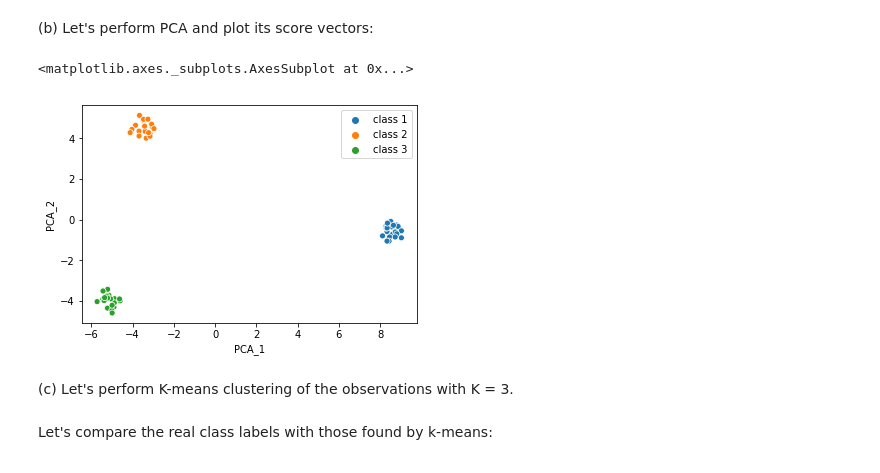
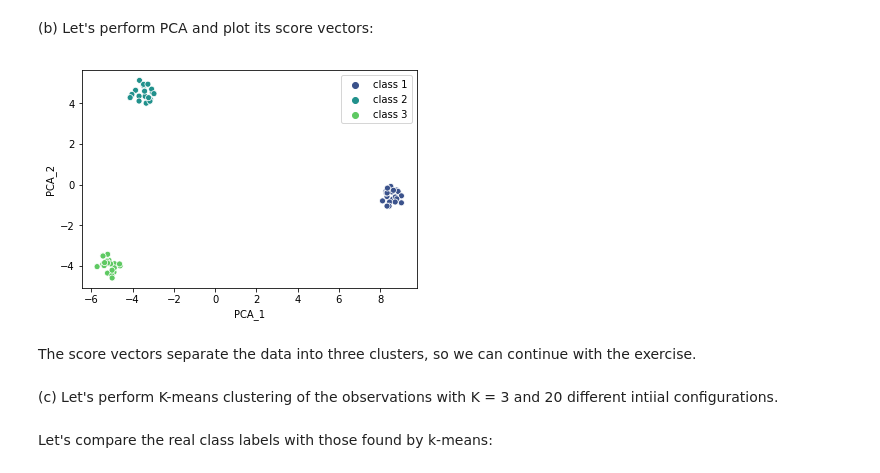
Before and after one commit to martinagvilas/intro_stat_learning, a Jupyter notebook: notebooks/ch10_exercises.ipynb, the cells around one changed output. Drawn from its saved outputs; the diff is of its cells as text; code cells hidden in the pictures.

Commit message:
modified exercises notebook

```diff
--- a/notebooks/ch10_exercises.ipynb
+++ b/notebooks/ch10_exercises.ipynb
@@ -354,25 +324,29 @@ import seaborn as sns
 # %%
 # Compute PCA
 pca = PCA()
 pca_score_vectors_2 = pca.fit_transform(X_2)
 
 # Transform data into a dataframe
 columns_pca_2 = ['PCA_' + str(pca +1) for pca in range(0, np.shape(pca_score_vectors_2)[1])]
 pca_score_vectors_df_2 = pd.DataFrame(pca_score_vectors_2, columns=columns_pca_2)
 
 # Define labels for classes
 class_1 = ['class 1']* 20
 class_2 = ['class 2']* 20
 class_3 = ['class 3']* 20
-labels = class_1 + class_2 + class_3
+true_labels = class_1 + class_2 + class_3
 
 # Plot
-sns.scatterplot(pca_score_vectors_df_2.iloc[:,0], pca_score_vectors_df_2.iloc[:,1], hue=labels)
+sns.scatterplot(pca_score_vectors_df_2.iloc[:,0],
+                pca_score_vectors_df_2.iloc[:,1],
+                hue=true_labels,
+                palette='viridis');
 # %% [output]
-<matplotlib.axes._subplots.AxesSubplot at 0x...>
-[figure, old version]
+[figure, new version]
+# %% [markdown]
+The score vectors separate the data into three clusters, so we can continue with the exercise.
 # %% [markdown]
-(c) Let's perform K-means clustering of the observations with K = 3.
+(c) Let's perform K-means clustering of the observations with K = 3 and 20 different intiial configurations.
 # %%
 from sklearn.cluster import KMeans
 # %%
```
Also changed, not shown: parts of 53 cells of this notebook.
